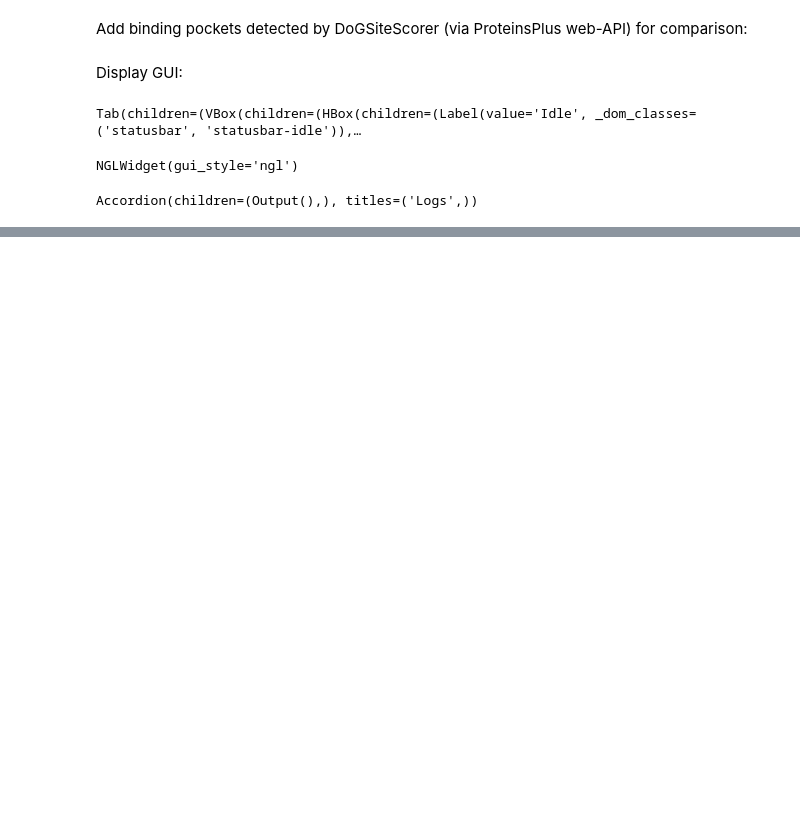
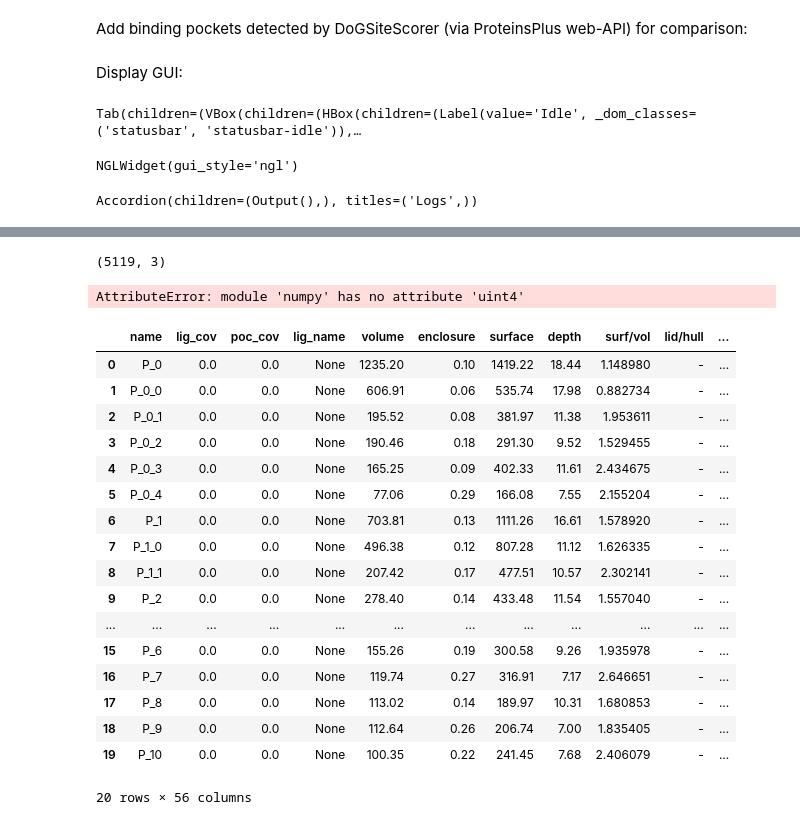
Before and after one commit to AAriam/opencadd, a Jupyter notebook: caddpy/docs/notebooks/pocket_detection.ipynb, the cells around one changed output, grey strips where cells are left out. Cells and saved outputs as stored; diff of their text form; code cells hidden in the pictures; blank space fills up the shorter version.

```diff
--- a/caddpy/docs/notebooks/pocket_detection.ipynb
+++ b/caddpy/docs/notebooks/pocket_detection.ipynb
@@ -24,7 +24,7 @@ cache_dir = Path(f".tmp/{project_id}")
 cache_dir.mkdir(exist_ok=True, parents=True)
 pdb_filepath_raw = cache_dir / "receptor_raw.pdb"
 pdb_filepath_final = cache_dir / "receptor_fixed_apo.pdb"
-dogsite_pockets_filepath = cache_dir / "pockets.pkl"
+dogsite_pockets_filepath = cache_dir / "dogsite_pockets.pkl"
 detector_filepath = cache_dir / "detector.pkl"
 # %%
 if not pdb_filepath_raw.is_file():
@@ -41,11 +52,11 @@ receptor = caddpy.chemsys.from_pdb(pdb_filepath_final)
 # %%
 if not detector_filepath.is_file():
     t_start=time.time()
-    detector = caddpy.pocket.grid_detector.from_chemsys(receptor, gui=True, display=False, grid=0.4)
+    detector = caddpy.pocket.detector(receptor, gui=True, display=False, grid=0.4)
     t_end=time.time()
     print("Calculation time:", t_end - t_start)
     with open(detector_filepath, "wb") as f:
         pickle.dump(detector._detector, f)
 else:
     with open(detector_filepath, "rb") as f:
-        detector = caddpy.pocket.grid_detector.GridDetectorGUI(detector=pickle.load(f))
+        detector = caddpy.pocket.DetectorGUI(detector=pickle.load(f))
@@ -86,0 +104,8 @@ Accordion(children=(Output(),), titles=('Logs',))
+# %%
+receptor.trajectory.points.shape
+# %% [output]
+(5119, 3)
+# %%
+np.iinfo(np.uint4).max
+# %% [output]
+AttributeError: module 'numpy' has no attribute 'uint4'
@@ -86,0 +130,23 @@ Accordion(children=(Output(),), titles=('Logs',))
+# %%
+import pandas as pd
+df=pd.DataFrame(dogsites)
+df
+# %% [output]
+|  | name | lig_cov | poc_cov | lig_name | volume | enclosure | surface | depth | surf/vol | lid/hull | ... |
+| 0 | P_0 | 0.0 | 0.0 | None | 1235.20 | 0.10 | 1419.22 | 18.44 | 1.148980 | - | ... |
+| 1 | P_0_0 | 0.0 | 0.0 | None | 606.91 | 0.06 | 535.74 | 17.98 | 0.882734 | - | ... |
+| 2 | P_0_1 | 0.0 | 0.0 | None | 195.52 | 0.08 | 381.97 | 11.38 | 1.953611 | - | ... |
+| 3 | P_0_2 | 0.0 | 0.0 | None | 190.46 | 0.18 | 291.30 | 9.52 | 1.529455 | - | ... |
+| 4 | P_0_3 | 0.0 | 0.0 | None | 165.25 | 0.09 | 402.33 | 11.61 | 2.434675 | - | ... |
+| 5 | P_0_4 | 0.0 | 0.0 | None | 77.06 | 0.29 | 166.08 | 7.55 | 2.155204 | - | ... |
+| 6 | P_1 | 0.0 | 0.0 | None | 703.81 | 0.13 | 1111.26 | 16.61 | 1.578920 | - | ... |
+| 7 | P_1_0 | 0.0 | 0.0 | None | 496.38 | 0.12 | 807.28 | 11.12 | 1.626335 | - | ... |
+| 8 | P_1_1 | 0.0 | 0.0 | None | 207.42 | 0.17 | 477.51 | 10.57 | 2.302141 | - | ... |
+| 9 | P_2 | 0.0 | 0.0 | None | 278.40 | 0.14 | 433.48 | 11.54 | 1.557040 | - | ... |
+| ... | ... | ... | ... | ... | ... | ... | ... | ... | ... | ... | ... |
+| 15 | P_6 | 0.0 | 0.0 | None | 155.26 | 0.19 | 300.58 | 9.26 | 1.935978 | - | ... |
+| 16 | P_7 | 0.0 | 0.0 | None | 119.74 | 0.27 | 316.91 | 7.17 | 2.646651 | - | ... |
+| 17 | P_8 | 0.0 | 0.0 | None | 113.02 | 0.14 | 189.97 | 10.31 | 1.680853 | - | ... |
+| 18 | P_9 | 0.0 | 0.0 | None | 112.64 | 0.26 | 206.74 | 7.00 | 1.835405 | - | ... |
+| 19 | P_10 | 0.0 | 0.0 | None | 100.35 | 0.22 | 241.45 | 7.68 | 2.406079 | - | ... |
+20 rows × 56 columns
```
Also changed, not shown: parts of 16 cells of this notebook.
